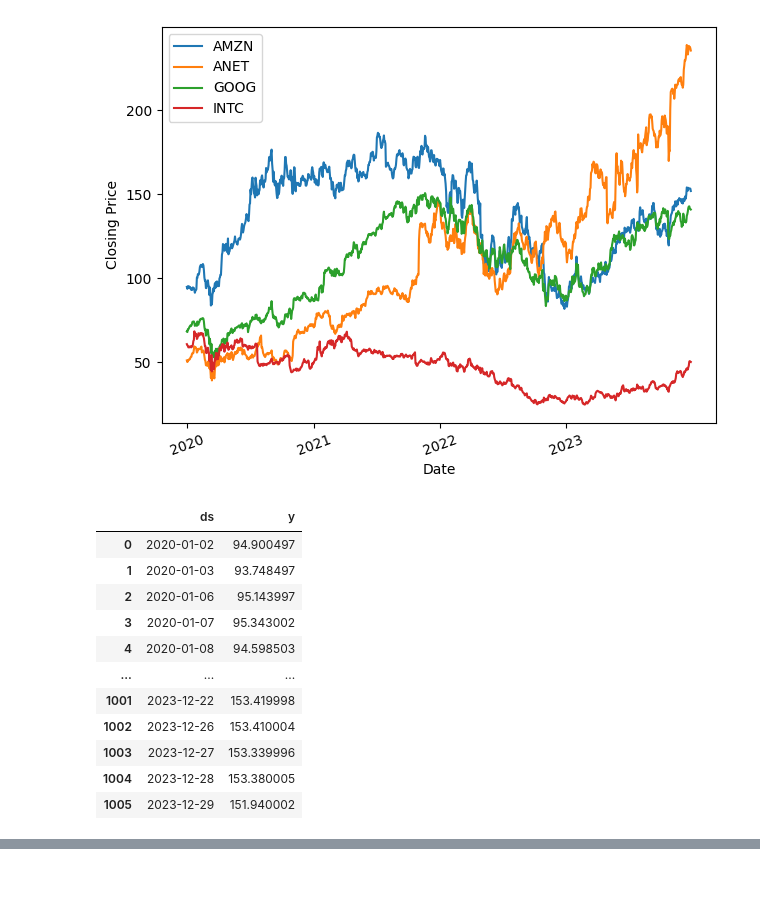
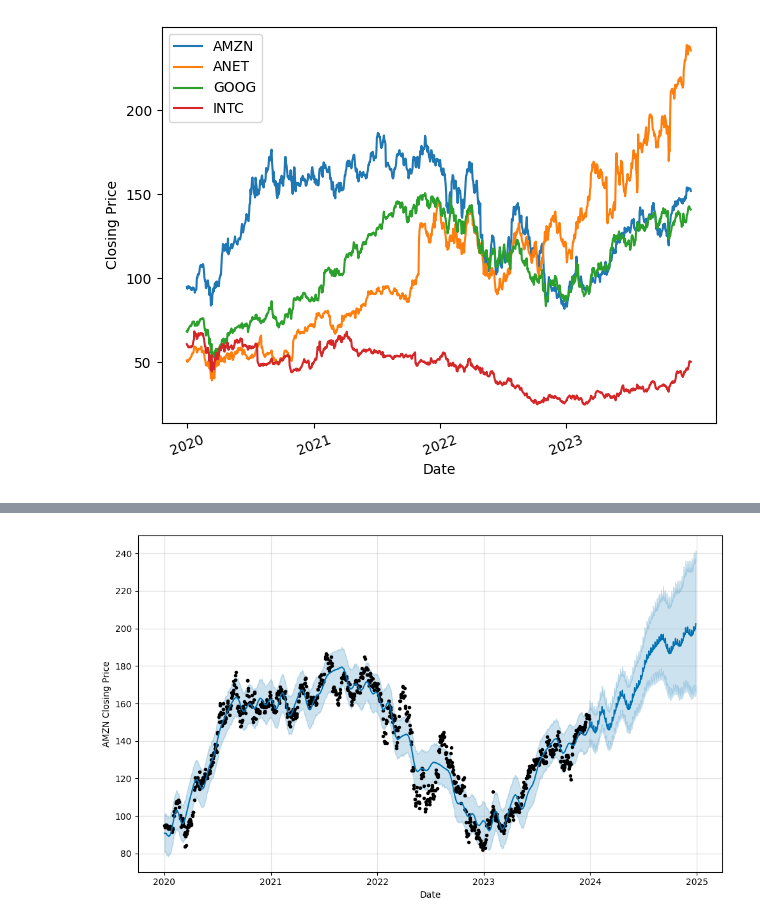
Before and after one commit to skiluvia/project1-varos-kiluvia-conley-melton, a Jupyter notebook: Project_1.ipynb, the cells around one changed output, grey strips where cells are left out. Saved outputs shown, nothing was run; the diff lists cells and outputs as text; code cells hidden in the pictures; blank space fills up the shorter version.

Commit message:
Update Project_1.ipynb
Made AMZN prediction all on one line of code

```diff
--- a/Project_1.ipynb
+++ b/Project_1.ipynb
@@ -125,16 +125,14 @@ prophet_df_AMZN = amzn_data[['Date','AMZN']]
 prophet_df_AMZN = prophet_df_AMZN.rename(columns={'Date': 'ds', 'AMZN': 'y'})
 prophet_df_AMZN = prophet_df_AMZN.dropna()
 prophet_df_AMZN
+
+prophetModel = Prophet()
+
+prophetModel.fit(prophet_df_AMZN)
+
+future_trends_df = prophetModel.make_future_dataframe(periods=8760, freq='H')
+
+forecast_trends_df = prophetModel.predict(future_trends_df)
+
+predictions_df_AMZN = prophetModel.plot(forecast_trends_df, xlabel='Date', ylabel='AMZN Closing Price')
 # %% [output]
-|  | ds | y |
-| 0 | 2020-01-02 | 94.900497 |
-| 1 | 2020-01-03 | 93.748497 |
-| 2 | 2020-01-06 | 95.143997 |
-| 3 | 2020-01-07 | 95.343002 |
-| 4 | 2020-01-08 | 94.598503 |
-| ... | ... | ... |
-| 1001 | 2023-12-22 | 153.419998 |
-| 1002 | 2023-12-26 | 153.410004 |
-| 1003 | 2023-12-27 | 153.339996 |
-| 1004 | 2023-12-28 | 153.380005 |
-| 1005 | 2023-12-29 | 151.940002 |
@@ -141,0 +141 @@ prophet_df_AMZN
+[figure, added]
```
Also changed, not shown: parts of 6 cells of this notebook.
